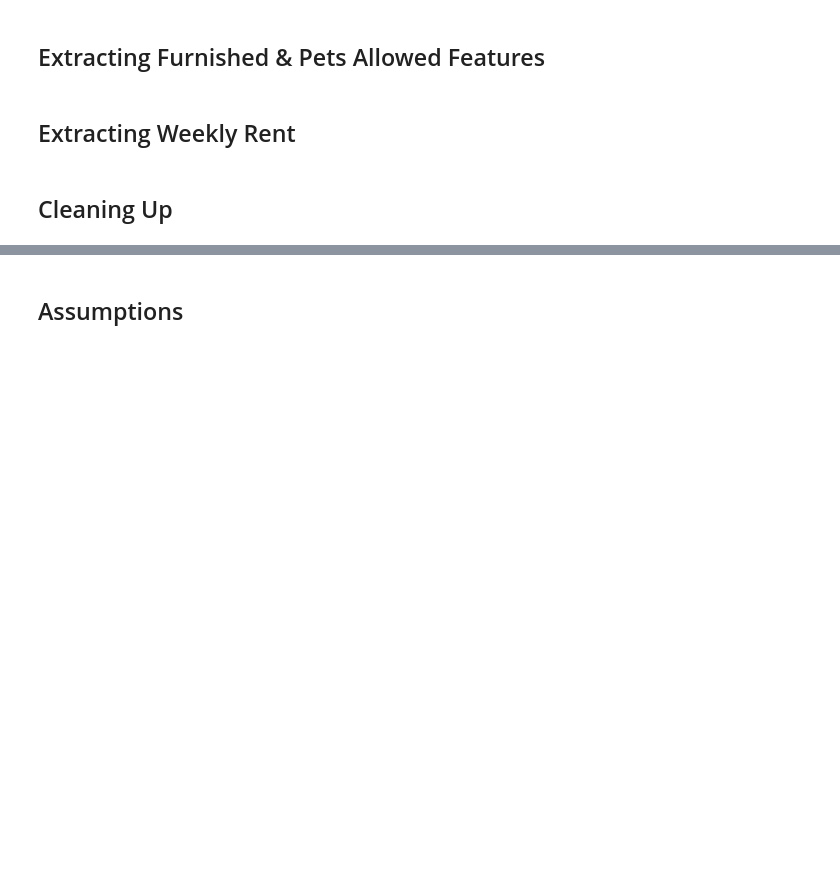
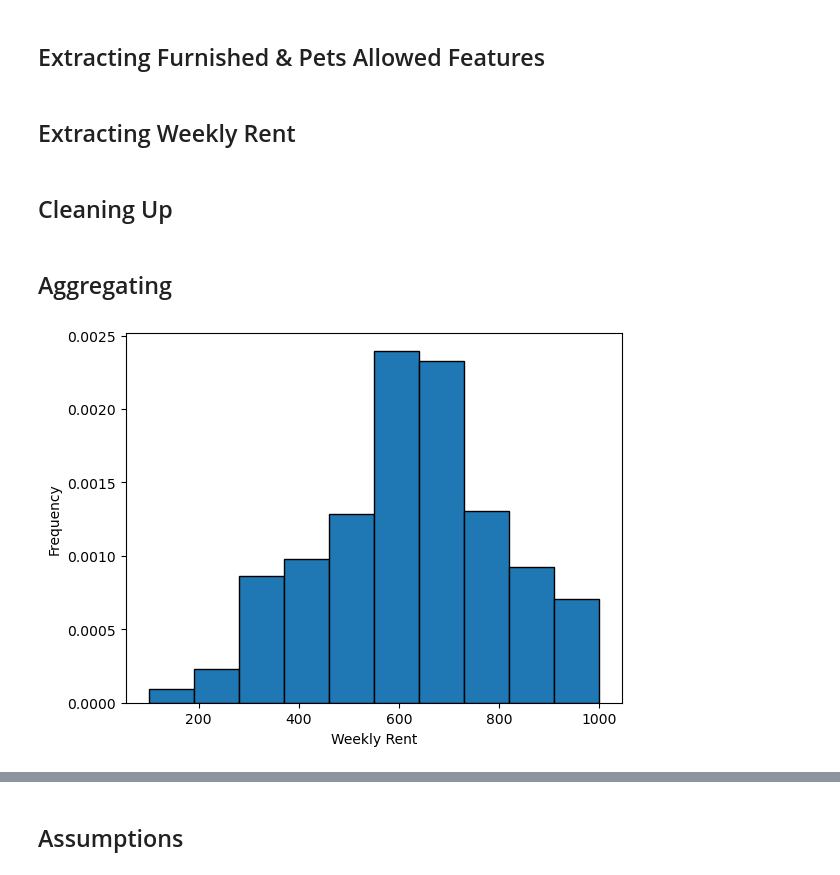
Before and after one commit to MAST30034-AppliedDataScience/project-2-group-real-estate-industry-project-15, a Jupyter notebook: notebooks/preprocess_scraped_properties.ipynb, the cells around one changed output, grey strips where cells are left out. Saved outputs shown, nothing was run; the diff lists cells and outputs as text; code cells hidden in the pictures; blank space fills up the shorter version.

Commit message:
aggregated by suburb

```diff
--- a/notebooks/preprocess_scraped_properties.ipynb
+++ b/notebooks/preprocess_scraped_properties.ipynb
@@ -395,0 +422,25 @@ properties = properties[['suburb', 'postcode', 'property_type', 'weekly_rent', '
+# %% [markdown]
+## Aggregating
+# %%
+properties = pd.read_csv('../data/raw/properties.csv')
+
+one_bed_apts = properties[(properties['num_bed'] == 1) & (properties['property_type'] == 'Apartment')]
+two_bed_apts = properties[(properties['num_bed'] == 2) & (properties['property_type'] == 'Apartment')]
+three_bed_apts = properties[(properties['num_bed'] == 3) & (properties['property_type'] == 'Apartment')]
+
+two_bed_house = properties[(properties['num_bed'] == 2) & (properties['property_type'] == 'House')]
+three_bed_house = properties[(properties['num_bed'] == 3) & (properties['property_type'] == 'House')]
+four_bed_house = properties[(properties['num_bed'] == 4) & (properties['property_type'] == 'House')]
+
+all_properties = pd.concat([one_bed_apts,two_bed_apts,three_bed_apts,two_bed_house,three_bed_house,four_bed_house],ignore_index=True)
+
+# Aggregate by suburb
+one_bed_apts = summarise(one_bed_apts)
+two_bed_apts = summarise(two_bed_apts)
+three_bed_apts = summarise(three_bed_apts)
+
+two_bed_house = summarise(two_bed_house)
+three_bed_house = summarise(three_bed_house)
+four_bed_house = summarise(four_bed_house)
+
+all_properties = summarise(all_properties)
@@ -395,0 +457,9 @@ properties = properties[['suburb', 'postcode', 'property_type', 'weekly_rent', '
+# %%
+furnished_properties = properties[properties['furnished'] == True]
+
+plt.hist(furnished_properties['weekly_rent'], range=[100, 1000], edgecolor='black', density=True)
+plt.xlabel('Weekly Rent')
+plt.ylabel('Frequency')
+plt.show()
+# %% [output]
+[figure, added]
```
Also changed, not shown: parts of 8 cells of this notebook.
